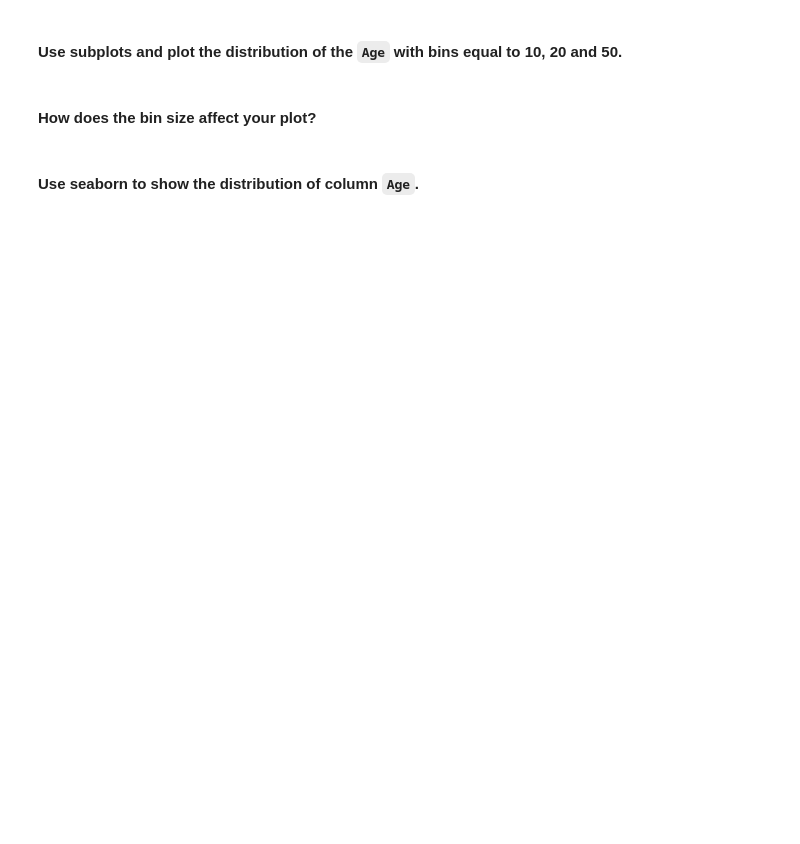
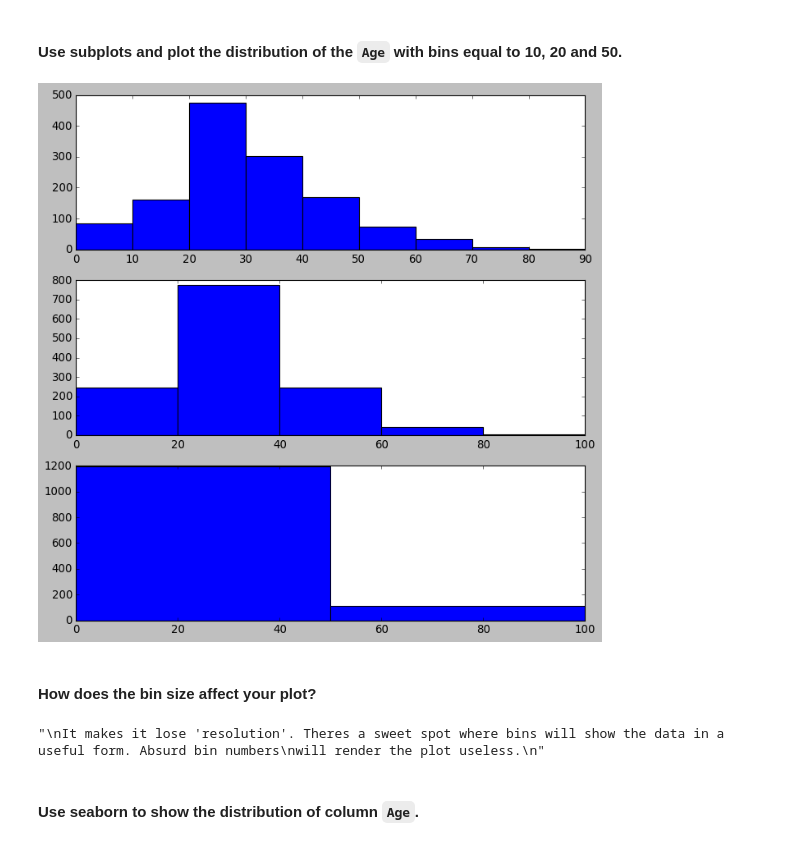
Before and after one commit to HAL9044/dataptmad1121_labs, a Jupyter notebook: module-2/matplotlib-seaborn/your-code/main.ipynb, the cells around one changed output. Cells and saved outputs as stored; diff of their text form; code cells hidden in the pictures; blank space fills up the shorter version.

```diff
--- a/module-2/matplotlib-seaborn/your-code/main.ipynb
+++ b/module-2/matplotlib-seaborn/your-code/main.ipynb
@@ -146,2 +216,14 @@ How the average number of steps change by month. Use the appropriate visualizati
+# %%
+fig, [ax1, ax2, ax3] = plt.subplots(3,1,figsize=(10,10))
+bins1 = [0,10,20,30,40,50,60,70,80,90]
+bins2 = [0,20,40,60,80,100]
+bins3 = [0,50,100]
+ax1.hist(titanic['Age'], bins=bins1)
+ax2.hist(titanic['Age'], bins=bins2)
+ax3.hist(titanic['Age'], bins=bins3)
+
+plt.show()
+# %% [output]
+[figure, added]
 # %% [markdown]
 #### How does the bin size affect your plot?
@@ -152,3 +230,10 @@ your comments here
+# %%
+"""
+It makes it lose 'resolution'. Theres a sweet spot where bins will show the data in a useful form. Absurd bin numbers
+will render the plot useless.
+"""
+# %% [output]
+"\nIt makes it lose 'resolution'. Theres a sweet spot where bins will show the data in a useful form. Absurd bin numbers\nwill render the plot useless.\n"
 # %% [markdown]
 #### Use seaborn to show the distribution of column `Age`.
 # %%
```
Also changed, not shown: parts of 35 cells of this notebook.
